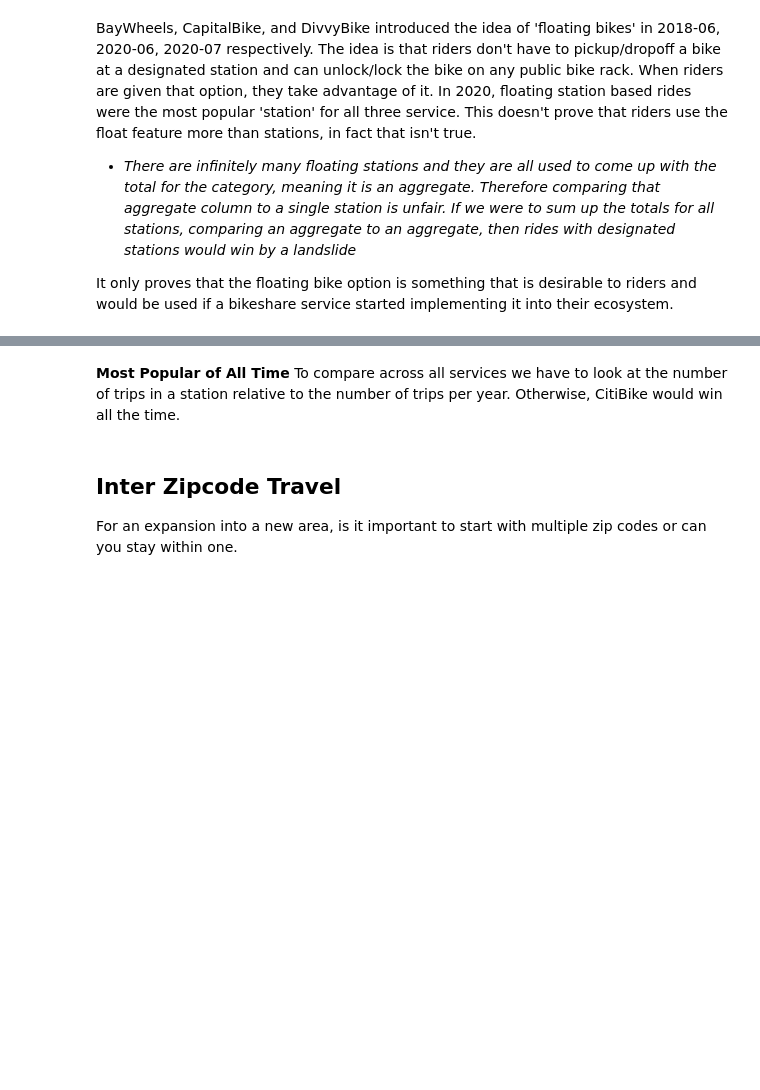
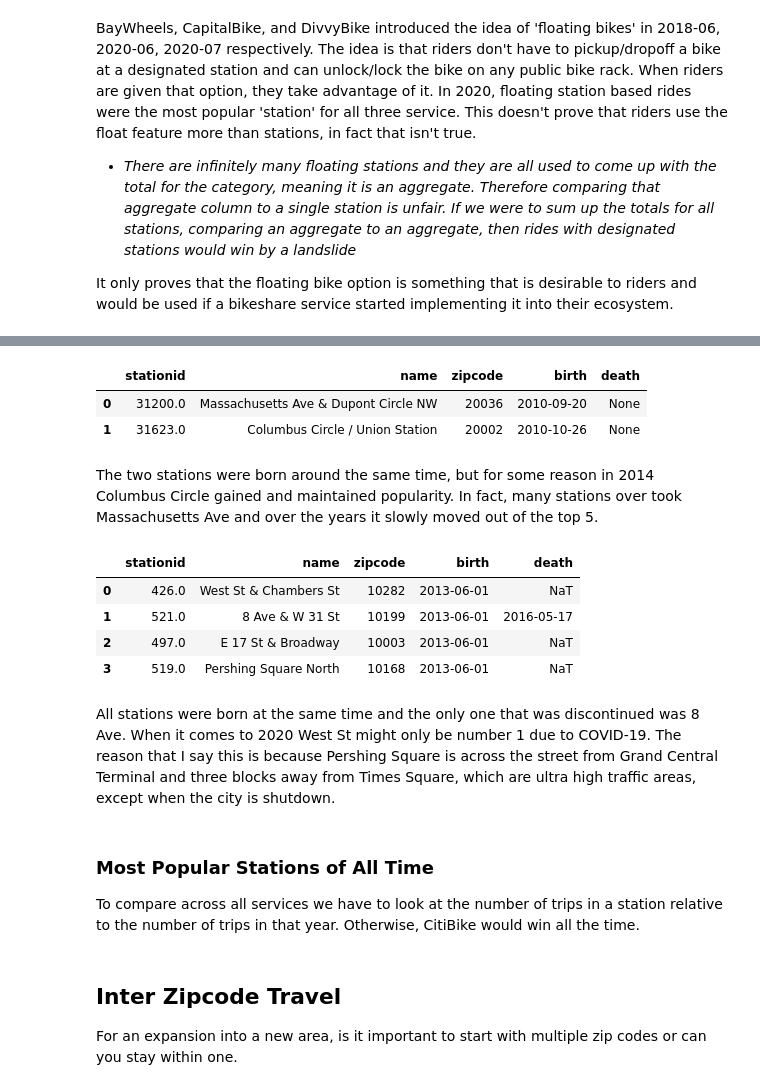
Before and after one commit to Williamdst/Bike-Share-USA, a Jupyter notebook: III_EDA.ipynb, the cells around one changed output, grey strips where cells are left out. Drawn from its saved outputs; the diff is of its cells as text; code cells hidden in the pictures; blank space fills up the shorter version.

Commit message:
Added Query Data Files
Added query data files to repo

```diff
--- a/III_EDA.ipynb
+++ b/III_EDA.ipynb
@@ -311,0 +324,2 @@ It only proves that the floating bike option is something that is desirable to r
+# %%
+cols = ['stationid', 'name', 'zipcode', 'birth', 'death']
@@ -312,6 +336,26 @@ It only proves that the floating bike option is something that is desirable to r
+# %%
+capital_overtake = Queries.execute_query(conn, "SELECT * FROM stations.capital_station WHERE stationid IN ('31200.0','31623.0')", to_frame=True)
+capital_overtake[cols]
+# %% [output]
+|  | stationid | name | zipcode | birth | death |
+| 0 | 31200.0 | Massachusetts Ave & Dupont Circle NW | 20036 | 2010-09-20 | None |
+| 1 | 31623.0 | Columbus Circle / Union Station | 20002 | 2010-10-26 | None |
+# %% [markdown]
+The two stations were born around the same time, but for some reason in 2014 Columbus Circle gained and maintained popularity. In fact, many stations over took Massachusetts Ave and over the years it slowly moved out of the top 5.
+# %%
+citi_overtake = Queries.execute_query(conn, "SELECT * FROM stations.citi_station WHERE stationid IN ('497.0', '521.0', '519.0', '426.0')", to_frame=True)
+citi_overtake[cols]
+# %% [output]
+|  | stationid | name | zipcode | birth | death |
+| 0 | 426.0 | West St & Chambers St | 10282 | 2013-06-01 | NaT |
+| 1 | 521.0 | 8 Ave & W 31 St | 10199 | 2013-06-01 | 2016-05-17 |
+| 2 | 497.0 | E 17 St & Broadway | 10003 | 2013-06-01 | NaT |
+| 3 | 519.0 | Pershing Square North | 10168 | 2013-06-01 | NaT |
+# %% [markdown]
+All stations were born at the same time and the only one that was discontinued was 8 Ave. When it comes to 2020 West St might only be number 1 due to COVID-19. The reason that I say this is because Pershing Square is across the street from Grand Central Terminal and three blocks away from Times Square, which are ultra high traffic areas, except when the city is shutdown.
 # %% [markdown]
-**Most Popular of All Time**
-To compare across all services we have to look at the number of trips in a station relative to the number of trips per year. Otherwise, CitiBike would win all the time.
+### Most Popular Stations of All Time
+To compare across all services we have to look at the number of trips in a station relative to the number of trips in that year. Otherwise, CitiBike would win all the time.
 # %%
 trips_per_year = pd.DataFrame(columns= ['year', 'trips', 'service'])
 
```
Also changed, not shown: parts of 20 cells of this notebook, 1 other file.
